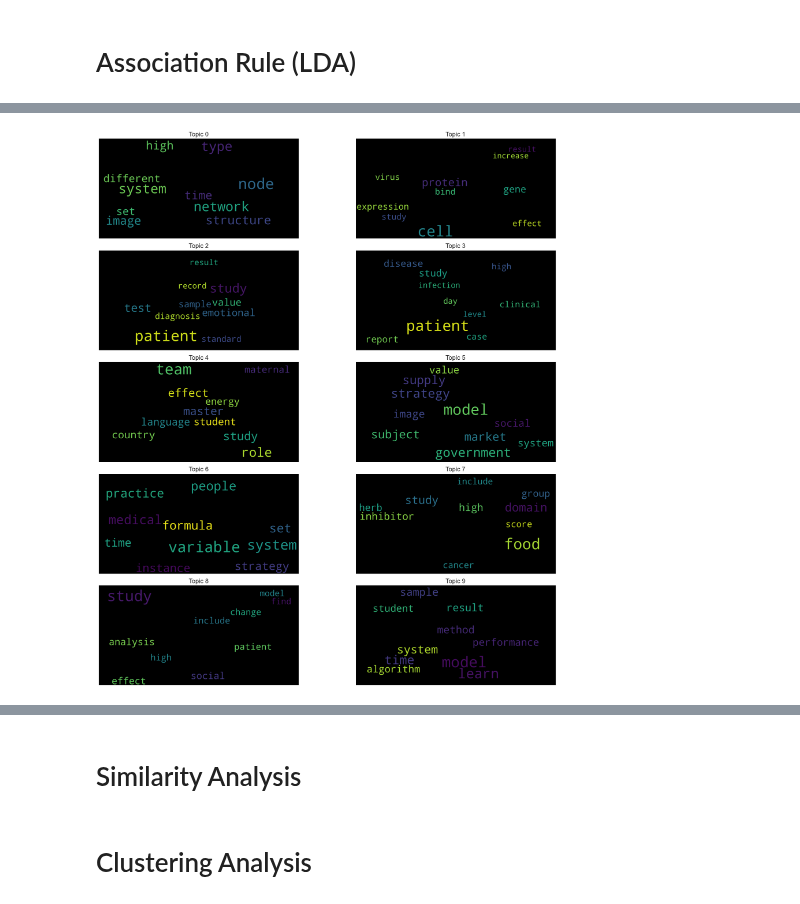
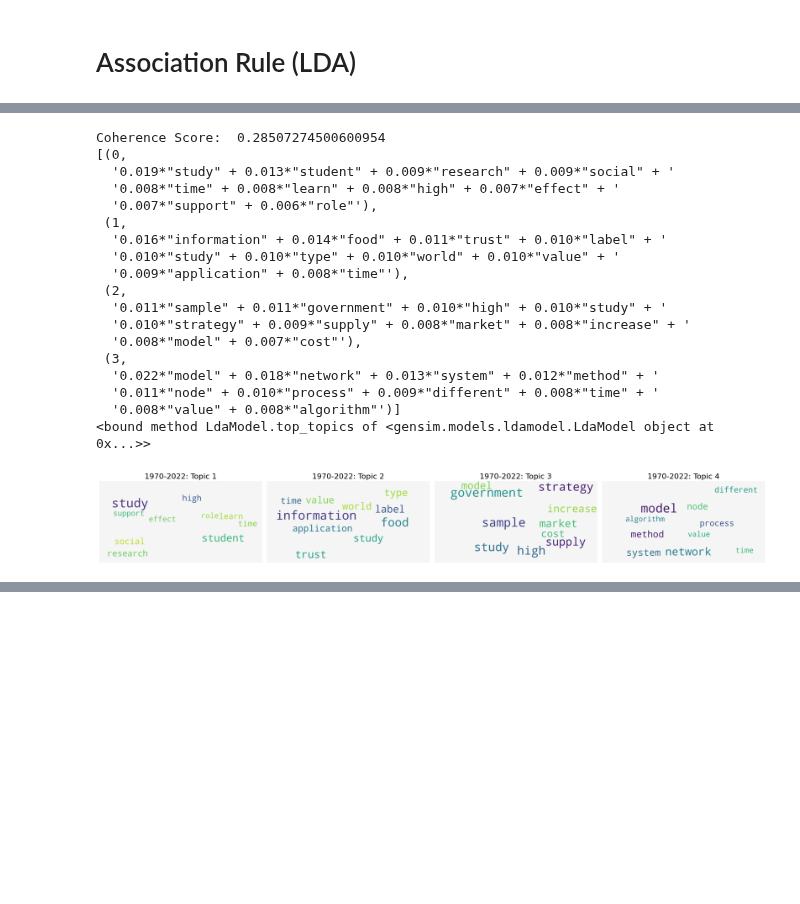
Before and after one commit to pywong-polyu/COMP5434-Big-Data-Computing, a Jupyter notebook: COMP5434_project sun.ipynb, the cells around one changed output, grey strips where cells are left out. Saved outputs shown, nothing was run; the diff lists cells and outputs as text; code cells hidden in the pictures; blank space fills up the shorter version.

```diff
--- a/COMP5434_project sun.ipynb
+++ b/COMP5434_project sun.ipynb
@@ -501,8 +489,0 @@ top50_unfilter = sorted_words_unfilter[:80]
-# %%
-# Step 6.1: Print the table of the top 50 prevalent words without stop words list
-print("Top 80 Prevalent Words without stopwords:")
-print(f"{'ID':<4}{'Word':<20}{'Count'}")
-print("-----------------------------")
-for idx, (word, count) in enumerate(top50_unfilter, start=1):
-    print(f"{idx:<4}{word:<20}{count}")
-print("\n"+"\n")
@@ -727,7 +664,8 @@ feature_size = 2**12
 count_vectorizer = CountVectorizer(max_features=feature_size)
 X_count = count_vectorizer.fit_transform(df['procesed_text'].values).toarray().T
 # %%
-target_word_list = ['vaccination', 'good', 'result'] # not in feature but in model
+#target_word_list = ['vaccination', 'good', 'result'] # not in feature but in model
+target_word_list = ['vaccine', 'pandemic', 'respiratory'] # not in feature but in model
 
 if len(target_word_list) > 0:
     token_list = list(count_vectorizer.get_feature_names_out())
@@ -735,7 +673,7 @@ if len(target_word_list) > 0:
     interested_list = list()
     for key in index_dict:
         interested_list += index_dict[key]
-
+    print(len(interested_list))
     df = df.iloc[interested_list]
 # %% [output]
 Using Model: glove-wiki-gigaword-100
@@ -877,5 +688,33 @@ topic
 # %%
-# 1. Wordcloud of Top N words in each topic
+import gensim
+import gensim.corpora as corpora
+from gensim.models import CoherenceModel
+from gensim.utils import simple_preprocess
+from gensim.models.ldamodel import LdaModel
+import pyLDAvis
+import pyLDAvis.gensim_models as gensimvis
+import nltk
+nltk.download('stopwords')
+from nltk.corpus import stopwords
+
+
+# Create Dictionary
+id2word = corpora.Dictionary(df['all_text_list'])
+# Create Corpus
+texts = df['all_text_list']
+# Term Document Frequency
+corpus = [id2word.doc2bow(text) for text in texts]
+# Set number of topics
+num_topics = 4
+# Build LDA model
+lda_model = LdaModel(corpus=corpus, id2word=id2word, num_topics=num_topics, random_state=42, passes=10, alpha='auto', per_word_topics=True)
+coherence_model_lda = CoherenceModel(model=lda_model, texts=df['all_text_list'], dictionary=id2word, coherence='c_v')
+coherence_lda = coherence_model_lda.get_coherence()
+print('Coherence Score: ', coherence_lda)
+pyLDAvis.enable_notebook()
+vis = pyLDAvis.gensim_models.prepare(lda_model, corpus, id2word)
+
+# Prepare Wordcloud of Top N words in each topic
 from matplotlib import pyplot as plt
 from wordcloud import WordCloud, STOPWORDS
 import matplotlib.colors as mcolors
@@ -886,22 +725,24 @@ cloud = WordCloud(
                     width=4000,
                     height=2000,
                     max_words=10,
-                    prefer_horizontal=1.0
+                    prefer_horizontal=1.0,
+                    background_color='whitesmoke'
                 )
 
 topics = lda_model.show_topics(formatted=False)
 # Print the keywords for each topic
-#pprint(lda_model.print_topics())
+pprint(lda_model.print_topics())
+print(lda_model.top_topics)
 
-
-fig, axes = plt.subplots(5, 2, figsize=(20,20), sharex=True, sharey=True)
+fig, axes = plt.subplots(1, num_topics, figsize=(20,20), sharex=True, sharey=True)
 
 for i, ax in enumerate(axes.flatten()):
     fig.add_subplot(ax)
     topic_words = dict(topics[i][1])
     cloud.generate_from_frequencies(topic_words, max_font_size=300)
+
     plt.gca().imshow(cloud)
-    plt.gca().set_title('Topic ' + str(i), fontdict=dict(size=16))
+    plt.gca().set_title(str(start_year) + '-' + str(end_year) + ': Topic ' + str(i+1), fontdict=dict(size=16))
     plt.gca().axis('off')
 
 plt.imshow(cloud, interpolation='bilinear')
@@ -910,4 +751,5 @@ plt.axis('off')
 plt.margins(x=0, y=0)
 plt.tight_layout()
 plt.show()
+vis
 # %% [output]
@@ -914 +759,19 @@ plt.show()
+Coherence Score:  0.28507274500600954
+[(0,
+  '0.019*"study" + 0.013*"student" + 0.009*"research" + 0.009*"social" + '
+  '0.008*"time" + 0.008*"learn" + 0.008*"high" + 0.007*"effect" + '
+  '0.007*"support" + 0.006*"role"'),
+ (1,
+  '0.016*"information" + 0.014*"food" + 0.011*"trust" + 0.010*"label" + '
+  '0.010*"study" + 0.010*"type" + 0.010*"world" + 0.010*"value" + '
+  '0.009*"application" + 0.008*"time"'),
+ (2,
+  '0.011*"sample" + 0.011*"government" + 0.010*"high" + 0.010*"study" + '
+  '0.010*"strategy" + 0.009*"supply" + 0.008*"market" + 0.008*"increase" + '
+  '0.008*"model" + 0.007*"cost"'),
+ (3,
+  '0.022*"model" + 0.018*"network" + 0.013*"system" + 0.012*"method" + '
+  '0.011*"node" + 0.010*"process" + 0.009*"different" + 0.008*"time" + '
+  '0.008*"value" + 0.008*"algorithm"')]
+<bound method LdaModel.top_topics of <gensim.models.ldamodel.LdaModel object at 0x...>>
-[figure, old version]
+[figure, new version]
@@ -915,4 +794,0 @@ plt.show()
-# %% [markdown]
-# Similarity Analysis
-# %% [markdown]
-# Clustering Analysis
```
Also changed, not shown: parts of 35 cells of this notebook.
